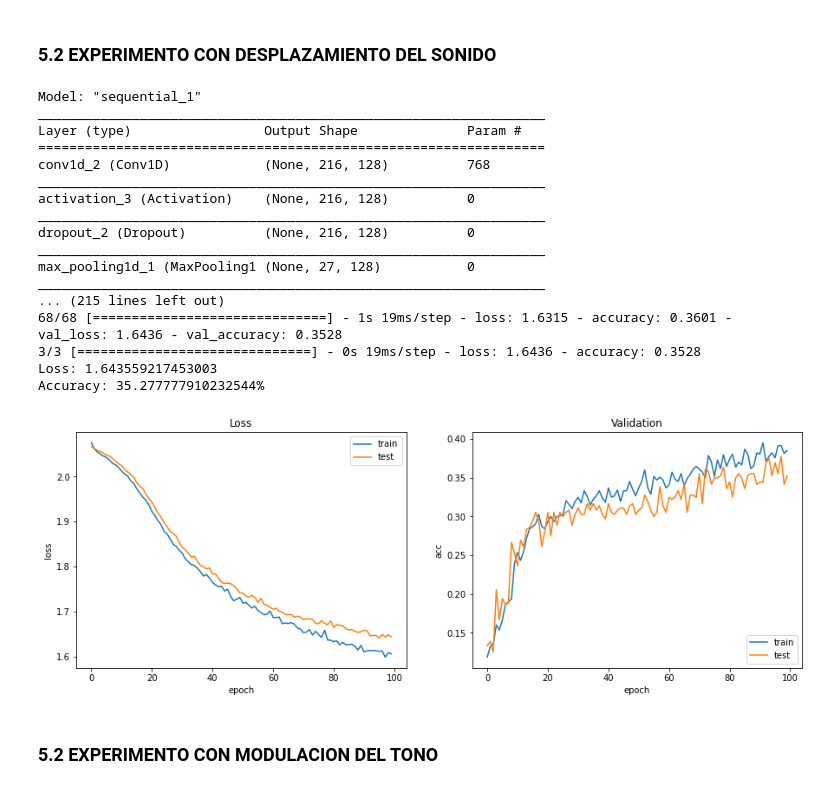
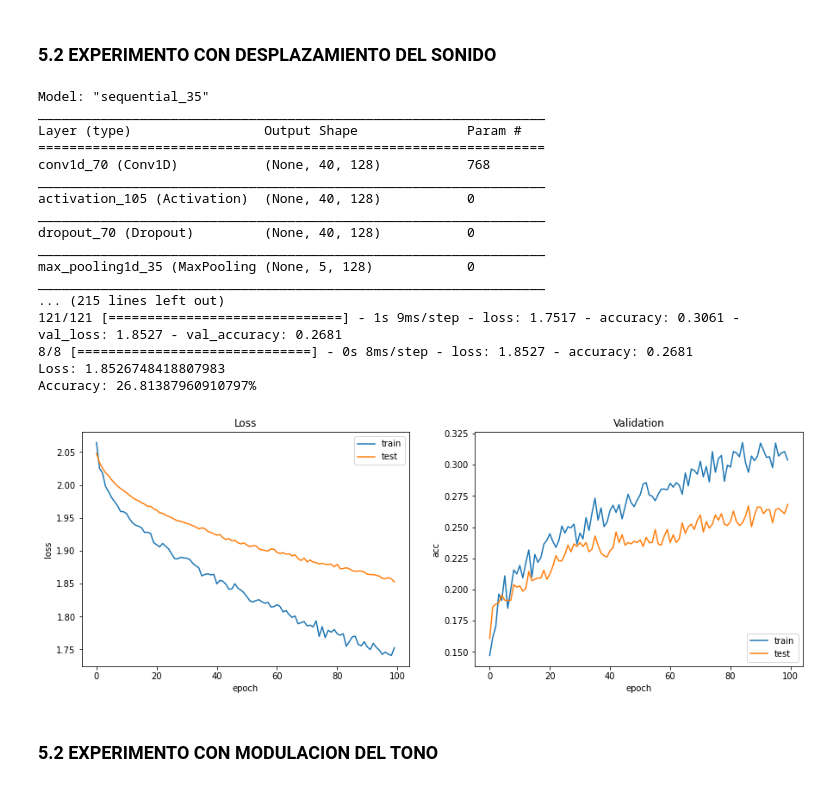
Before and after one commit to Luisa13/Speech_Emotion_Recogntion_in_Foreign_Language, a Jupyter notebook: notebooks/English/3_SER_RAVDESS_English_Augmentation.ipynb, the cells around one changed output. Cells and saved outputs as stored; diff of their text form; code cells hidden in the pictures.

Commit message:
RAVDESS English Simplified - Merge dataset training

```diff
--- a/notebooks/English/3_SER_RAVDESS_English_Augmentation.ipynb
+++ b/notebooks/English/3_SER_RAVDESS_English_Augmentation.ipynb
@@ -472,7 +485,7 @@ features_complete_df.shape
 # %% [markdown]
 ### **4.2. TRATAMIENTO DE DATOS PARA EL ENTRENAMIENTO**
 # %%
-def split_training_test(df, n_splits_=1, test_size_=0.25, train_size_=None):
+def split_training_test(df, n_splits_=1, test_size_=0.33, train_size_=None):
   '''
   Divide el dataset en entrenamieto y test utilizando StratifiedShuffleSplit
   Aguments
@@ -543,6 +556,9 @@ def dataset_splitted_gender(dataframe, gender):
     male_features_df = dataframe[(dataframe['gender'] == 'male')]
     X_train, X_test, Y_train, Y_test = data_process(male_features_df)
 
+  elif gender == '':
+    X_train, X_test, Y_train, Y_test = data_process(dataframe)
+
   return X_train, X_test, Y_train, Y_test
 
 
@@ -556,7 +572,7 @@ def data_process(features_df):
   # Division entre entrenamiento y test
   _X_train, _X_test, _Y_train, _Y_test =split_training_test(features_df)
 
-  # 2. Normalizacion
+  # 2. Normaliza los datos
   x_train_norm, x_test_norm = data_normalization(_X_train, _X_test)
   # print(x_train_female_norm.shape)
 
@@ -632,13 +593,14 @@ def model_cnn(x_train, n_classes):
   model = Sequential()
 
   model.add(Conv1D(128, 5,padding='same',
-                  input_shape=(x_train.shape[1],1) ))
+                  input_shape=(x_train.shape[1],1),
+                   kernel_regularizer=tf.keras.regularizers.l2(0.01)))
   model.add(Activation('relu'))
-  model.add(Dropout(0.1))
+  model.add(Dropout(0.5))
   model.add(MaxPooling1D(pool_size=(8)))
   model.add(Conv1D(128, 5,padding='same',))
   model.add(Activation('relu'))
-  model.add(Dropout(0.1))
+  model.add(Dropout(0.25))
   model.add(Flatten())
   # Numero de clases
   model.add(Dense(n_classes))
@@ -754,50 +715,50 @@ features_complete_df = pd.concat([features_std, features_shiftted_df], ignore_in
 features_complete_df = features_complete_df.fillna(0)
 
 # Division del dataset en entrenamiento test
-X_train_female, X_test_female, female_Y_test, female_Y_test = dataset_splitted_gender(features_complete_df, 'female')
+X_train_female, X_test_female, female_Y_train, female_Y_test = dataset_splitted_gender(features_complete_df, '')
 
 # Entrenamiento del modelo
 model = model_cnn(X_train_female, female_Y_test.shape[1])
 model.summary()
 opt = keras.optimizers.RMSprop(lr=0.00005, rho=0.9, epsilon=None, decay=0.0)
 
 model.compile(loss='categorical_crossentropy',
               optimizer = opt,
               metrics=['accuracy'])
 
 rlrp = ReduceLROnPlateau(monitor='val_loss', factor=0.9, patience=20, min_lr=0.000001)
 
 history = model.fit(X_train_female, female_Y_train,
                         batch_size=16,
                         epochs=100,
                         validation_data=(X_test_female, female_Y_test),
                         callbacks=[rlrp])
 
 
 # Evaluacion
 plot_loss_acc(history)
 # Evaluamos contra test
 score = model.evaluate(X_test_female, female_Y_test, batch_size=128)
 print("Loss: {} \nAccuracy: {}%".format(score[0], score[1]*100))
 # %% [output]
-Model: "sequential_1"
+Model: "sequential_35"
 _________________________________________________________________
 Layer (type)                 Output Shape              Param #
 =================================================================
-conv1d_2 (Conv1D)            (None, 216, 128)          768
+conv1d_70 (Conv1D)           (None, 40, 128)           768
 _________________________________________________________________
-activation_3 (Activation)    (None, 216, 128)          0
+activation_105 (Activation)  (None, 40, 128)           0
 _________________________________________________________________
-dropout_2 (Dropout)          (None, 216, 128)          0
+dropout_70 (Dropout)         (None, 40, 128)           0
 _________________________________________________________________
-max_pooling1d_1 (MaxPooling1 (None, 27, 128)           0
+max_pooling1d_35 (MaxPooling (None, 5, 128)            0
 _________________________________________________________________
 ... (215 lines left out)
-68/68 [==============================] - 1s 19ms/step - loss: 1.6315 - accuracy: 0.3601 - val_loss: 1.6436 - val_accuracy: 0.3528
-3/3 [==============================] - 0s 19ms/step - loss: 1.6436 - accuracy: 0.3528
-Loss: 1.643559217453003
-Accuracy: 35.277777910232544%
+121/121 [==============================] - 1s 9ms/step - loss: 1.7517 - accuracy: 0.3061 - val_loss: 1.8527 - val_accuracy: 0.2681
+8/8 [==============================] - 0s 8ms/step - loss: 1.8527 - accuracy: 0.2681
+Loss: 1.8526748418807983
+Accuracy: 26.81387960910797%
-[figure, old version]
+[figure, new version]
 # %% [markdown]
 ### **5.2 EXPERIMENTO CON MODULACION DEL TONO**
 # %%
```
Also changed, not shown: parts of 24 cells of this notebook.
